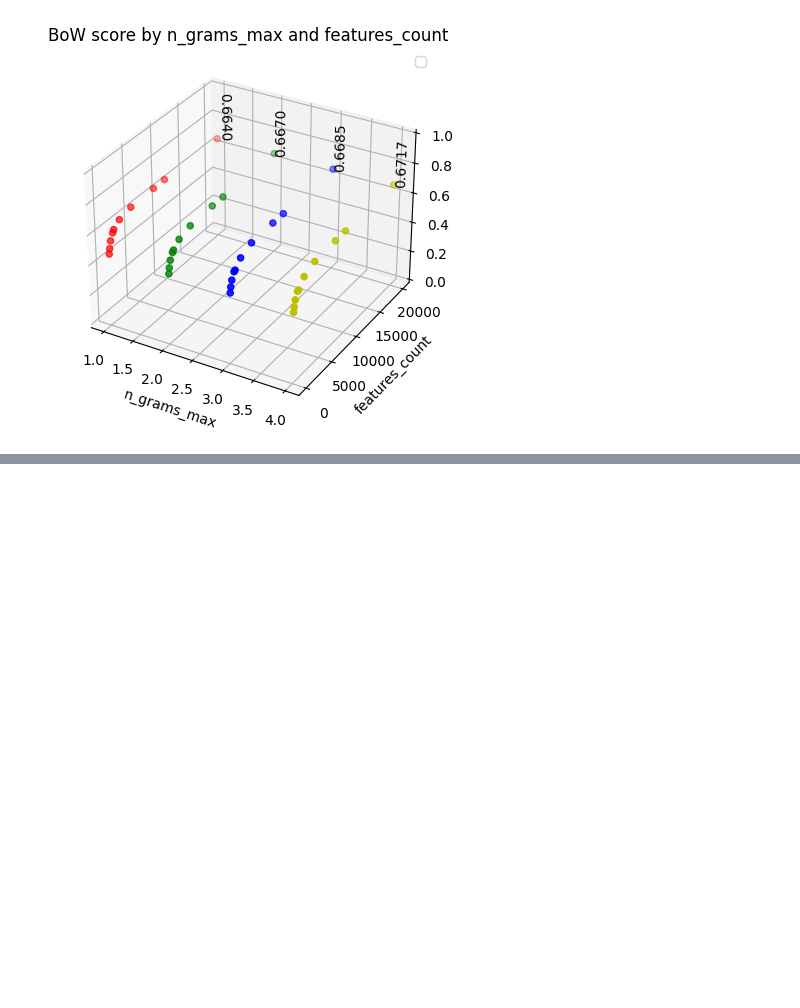
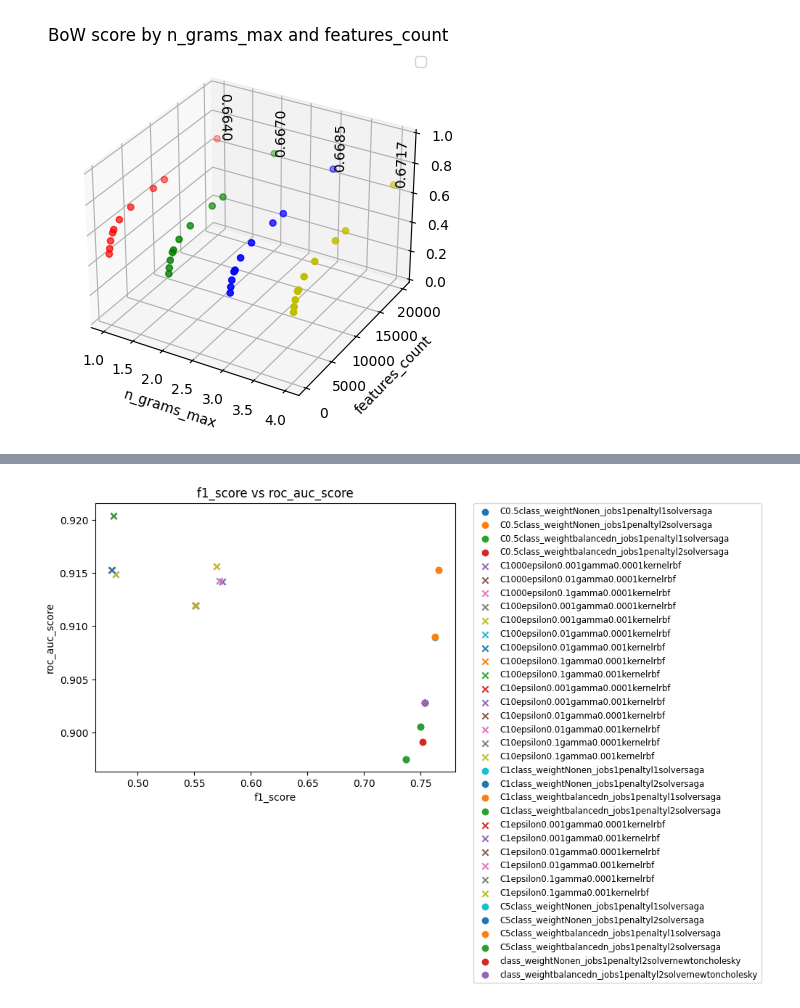
Before and after one commit to TomiukQT/diploma-thesis, a Jupyter notebook: src/plots.ipynb, the cells around one changed output, grey strips where cells are left out. Drawn from its saved outputs; the diff is of its cells as text; code cells hidden in the pictures; blank space fills up the shorter version.

```diff
--- a/src/plots.ipynb
+++ b/src/plots.ipynb
@@ -141,0 +176,25 @@ No artists with labels found to put in legend.  Note that artists whose label st
+# %%
+# create a new plot, same as above but only with logisticregression and svr and dont group them, each point will have its own color
+fig, ax = plt.subplots()
+# dont group by name, each row will have own color
+for name, group in df[((df['name'] == 'LogisticRegression') | (df['name'] == 'SVR')) & (df['roc_auc_score'] > 0.89)].groupby('params'):
+      # if name contains word gamma
+        if 'gamma' in name:
+            ax.scatter(group['f1_score'], group['roc_auc_score'], label=name, marker='x')
+        else:
+            ax.scatter(group['f1_score'], group['roc_auc_score'], label=name, marker='o')
+# print legend
+
+# set labels
+# change legend location
+ax.legend(loc='upper left')
+# move legend outside of plot and make it smaller
+ax.legend(bbox_to_anchor=(1.05, 1), loc='upper left', borderaxespad=0., fontsize='small')
+ax.set_xlabel('f1_score')
+ax.set_ylabel('roc_auc_score')
+# set title
+ax.set_title('f1_score vs roc_auc_score')
+# show plot
+plt.show()
+# %% [output]
+[figure, added]
```
Also changed, not shown: parts of 4 cells of this notebook, 6 other files.
